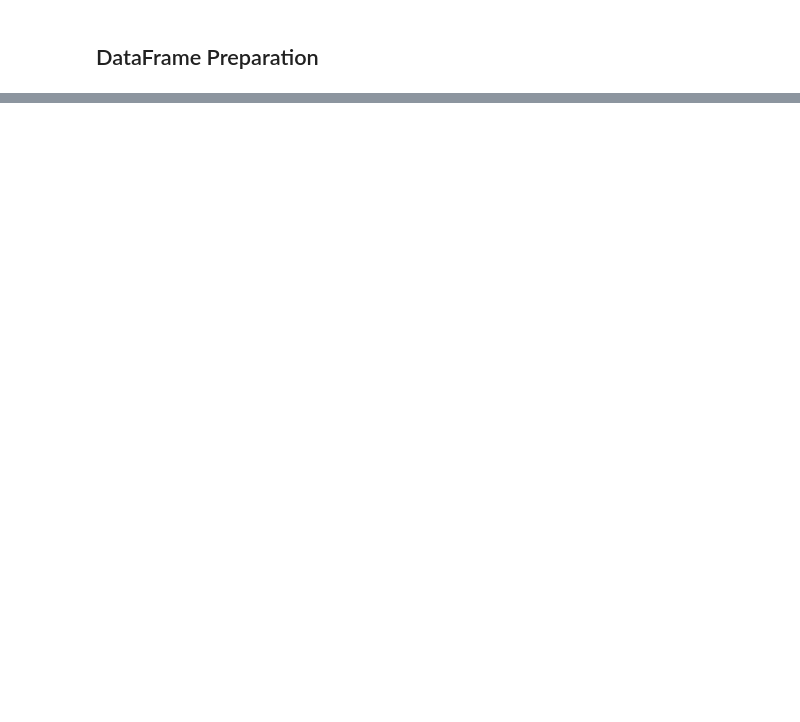
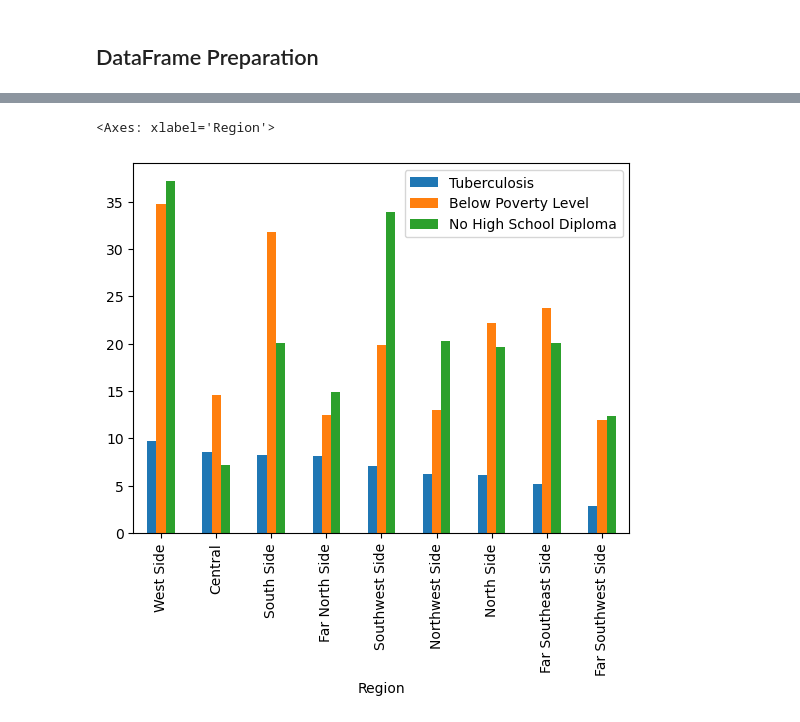
Before and after one commit to jroelofsz/Project1, a Jupyter notebook: Code Resources/projects_Experiment-Jacob.ipynb, the cells around one changed output, grey strips where cells are left out. Saved outputs shown, nothing was run; the diff lists cells and outputs as text; code cells hidden in the pictures; blank space fills up the shorter version.

```diff
--- a/Code Resources/projects_Experiment-Jacob.ipynb
+++ b/Code Resources/projects_Experiment-Jacob.ipynb
@@ -138,0 +166,9 @@ WestSide_TPE.plot(kind="bar",x="Community Area Name",y=["Teen Birth Rate","No Hi
+# %%
+group_df = tb_df.groupby('Region')[['Crowded Housing','Tuberculosis','Per Capita Income','Below Poverty Level','No High School Diploma']].mean()
+
+group_df=group_df.sort_values('Tuberculosis', ascending=False)
+
+group_df.plot(kind='bar',y=['Tuberculosis','Below Poverty Level','No High School Diploma'])
+# %% [output]
+<Axes: xlabel='Region'>
+[figure, added]
```
Also changed, not shown: parts of 17 cells of this notebook.
